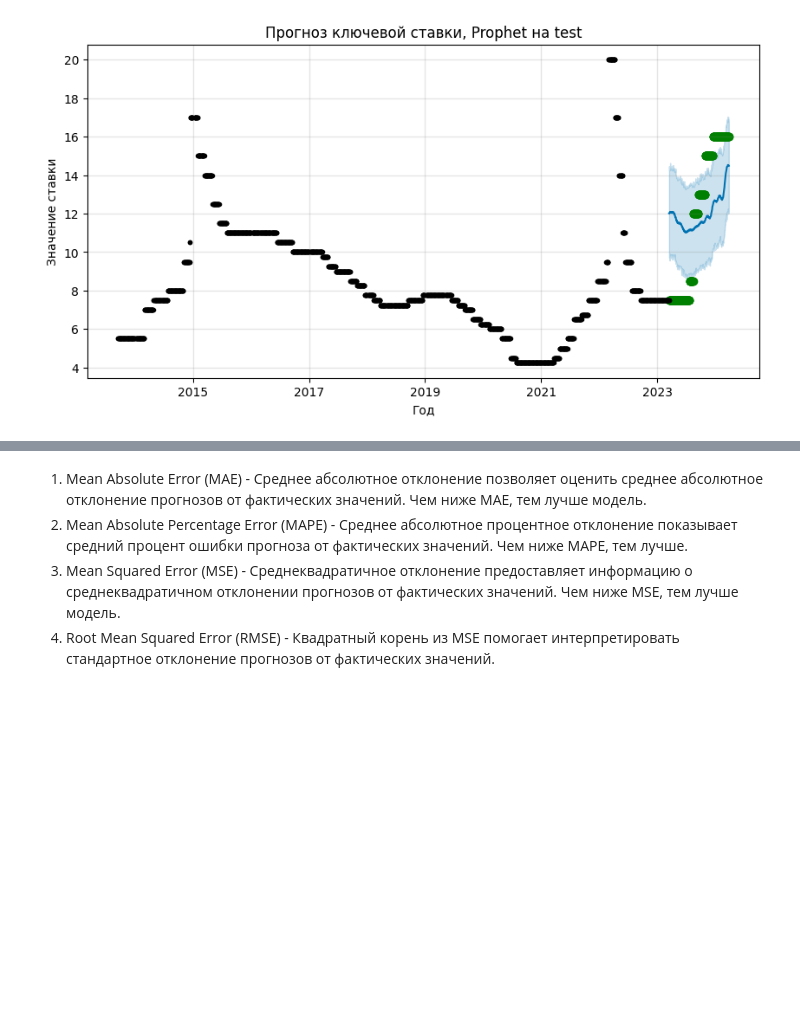
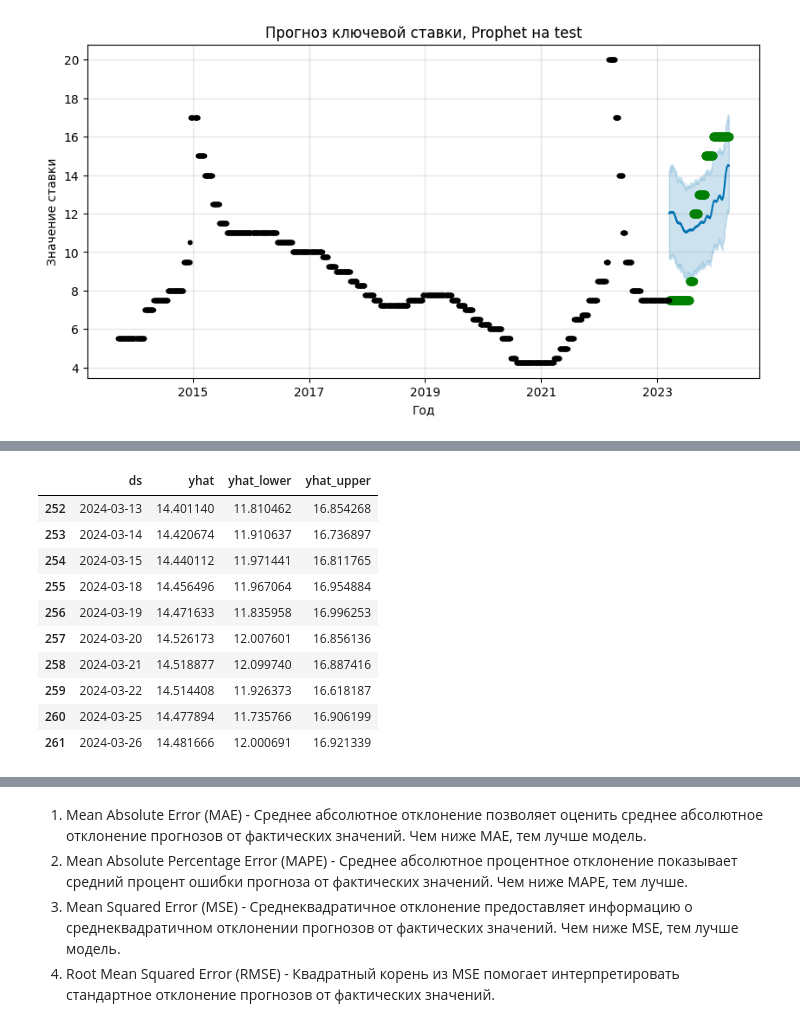
Before and after one commit to myxa95/01_Prediction_of_the_key_rate_in_the_Russian_Federation, a Jupyter notebook: notebooks/Baseline_Tuning.ipynb, the cells around one changed output, grey strips where cells are left out. Saved outputs shown, nothing was run; the diff lists cells and outputs as text; code cells hidden in the pictures; blank space fills up the shorter version.

```diff
--- a/notebooks/Baseline_Tuning.ipynb
+++ b/notebooks/Baseline_Tuning.ipynb
@@ -75,0 +76,15 @@ plt.show()
+# %%
+df_test_forecast = bl_prophet.predict(df_test)
+df_test_forecast[['ds', 'yhat', 'yhat_lower', 'yhat_upper']].tail(10)
+# %% [output]
+|  | ds | yhat | yhat_lower | yhat_upper |
+| 252 | 2024-03-13 | 14.401140 | 11.810462 | 16.854268 |
+| 253 | 2024-03-14 | 14.420674 | 11.910637 | 16.736897 |
+| 254 | 2024-03-15 | 14.440112 | 11.971441 | 16.811765 |
+| 255 | 2024-03-18 | 14.456496 | 11.967064 | 16.954884 |
+| 256 | 2024-03-19 | 14.471633 | 11.835958 | 16.996253 |
+| 257 | 2024-03-20 | 14.526173 | 12.007601 | 16.856136 |
+| 258 | 2024-03-21 | 14.518877 | 12.099740 | 16.887416 |
+| 259 | 2024-03-22 | 14.514408 | 11.926373 | 16.618187 |
+| 260 | 2024-03-25 | 14.477894 | 11.735766 | 16.906199 |
+| 261 | 2024-03-26 | 14.481666 | 12.000691 | 16.921339 |
```
Also changed, not shown: parts of 10 cells of this notebook, 1 other file.
